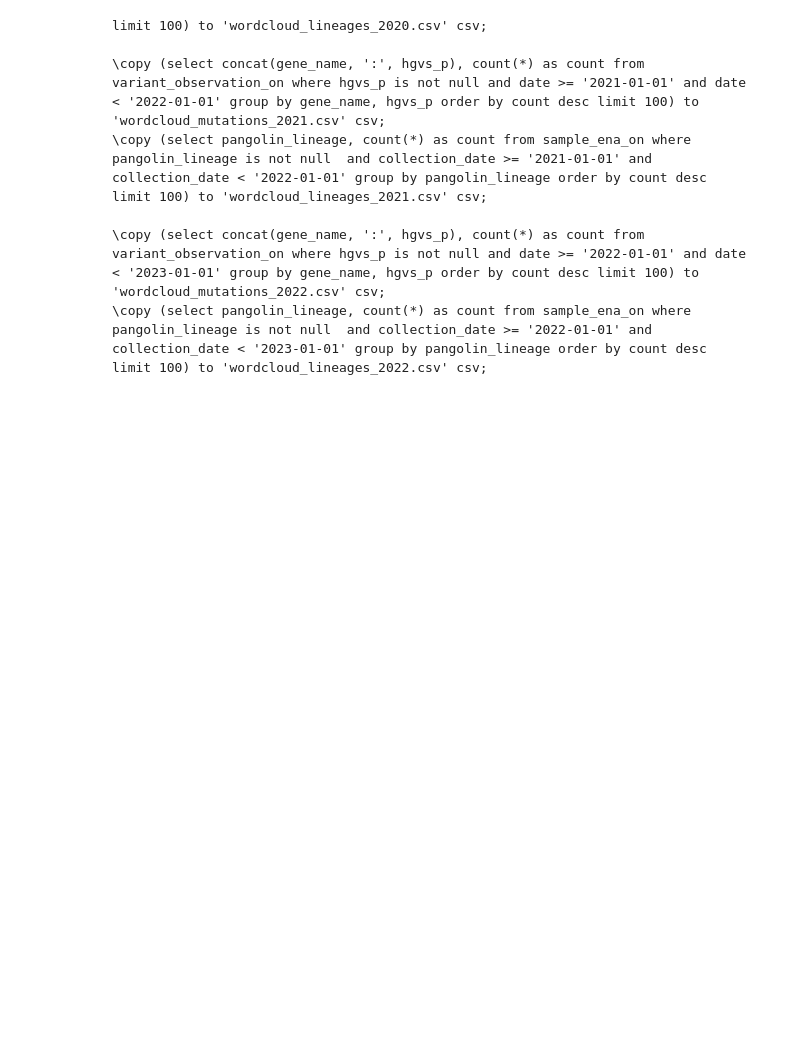
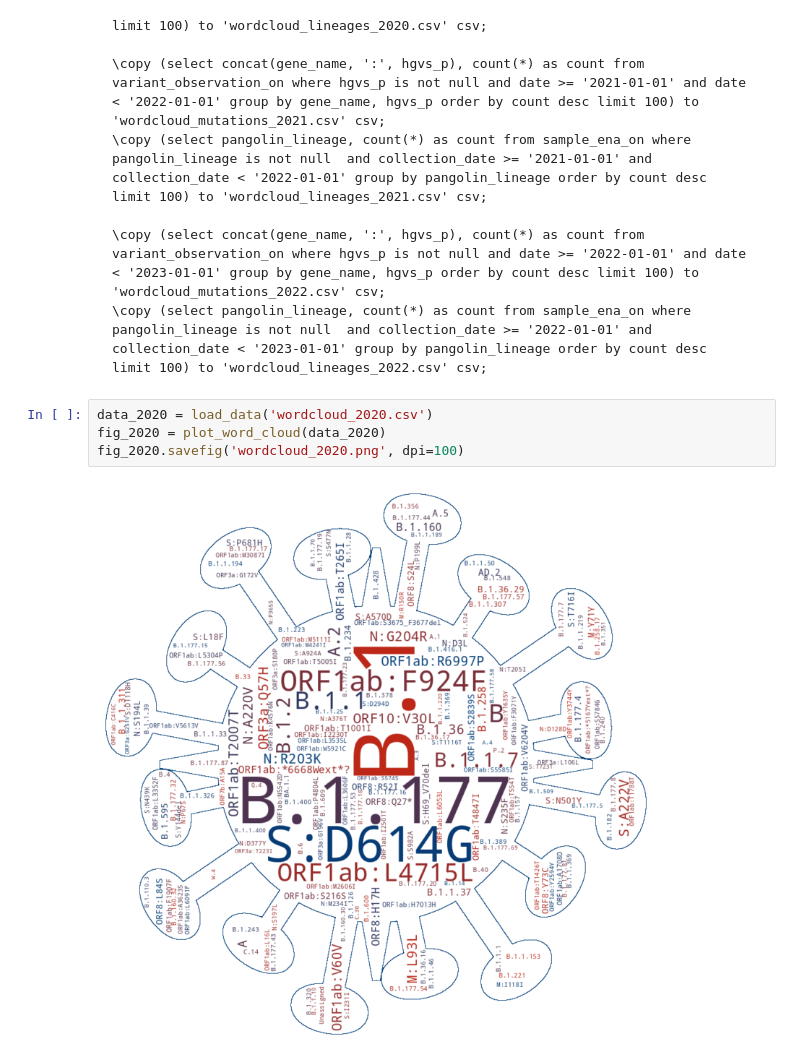
Before and after one commit to TRON-Bioinformatics/covigator-analysis, a Jupyter notebook: jupyter/00_word_cloud/wordcloud.ipynb, the cells around one changed output. Cells and saved outputs as stored; diff of their text form; blank space fills up the shorter version.

````diff
--- a/jupyter/00_word_cloud/wordcloud.ipynb
+++ b/jupyter/00_word_cloud/wordcloud.ipynb
@@ -67,3 +84,9 @@ Fetch the data for 2020, 2021 and 2022 separately.
 \copy (select concat(gene_name, ':', hgvs_p), count(*) as count from variant_observation_on where hgvs_p is not null and date >= '2022-01-01' and date < '2023-01-01' group by gene_name, hgvs_p order by count desc limit 100) to 'wordcloud_mutations_2022.csv' csv;
 \copy (select pangolin_lineage, count(*) as count from sample_ena_on where pangolin_lineage is not null  and collection_date >= '2022-01-01' and collection_date < '2023-01-01' group by pangolin_lineage order by count desc limit 100) to 'wordcloud_lineages_2022.csv' csv;
 ```
+# %%
+data_2020 = load_data('wordcloud_2020.csv')
+fig_2020 = plot_word_cloud(data_2020)
+fig_2020.savefig('wordcloud_2020.png', dpi=100)
+# %% [output]
+[figure, added]
````
Also changed, not shown: parts of 6 cells of this notebook, 3 other files.
